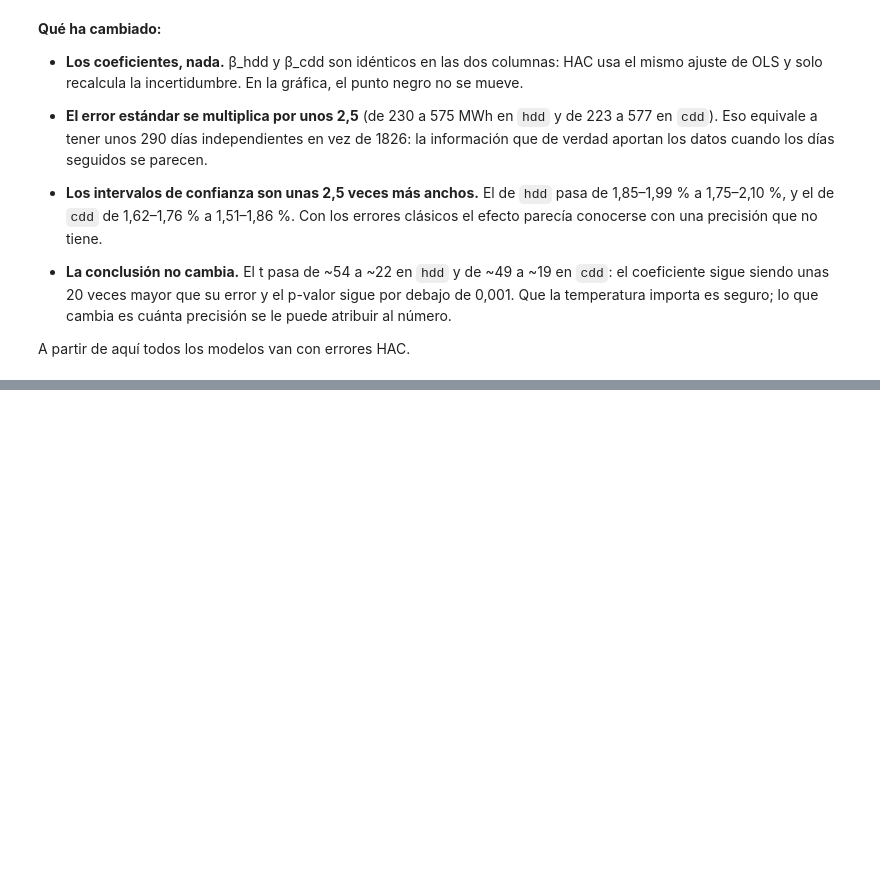
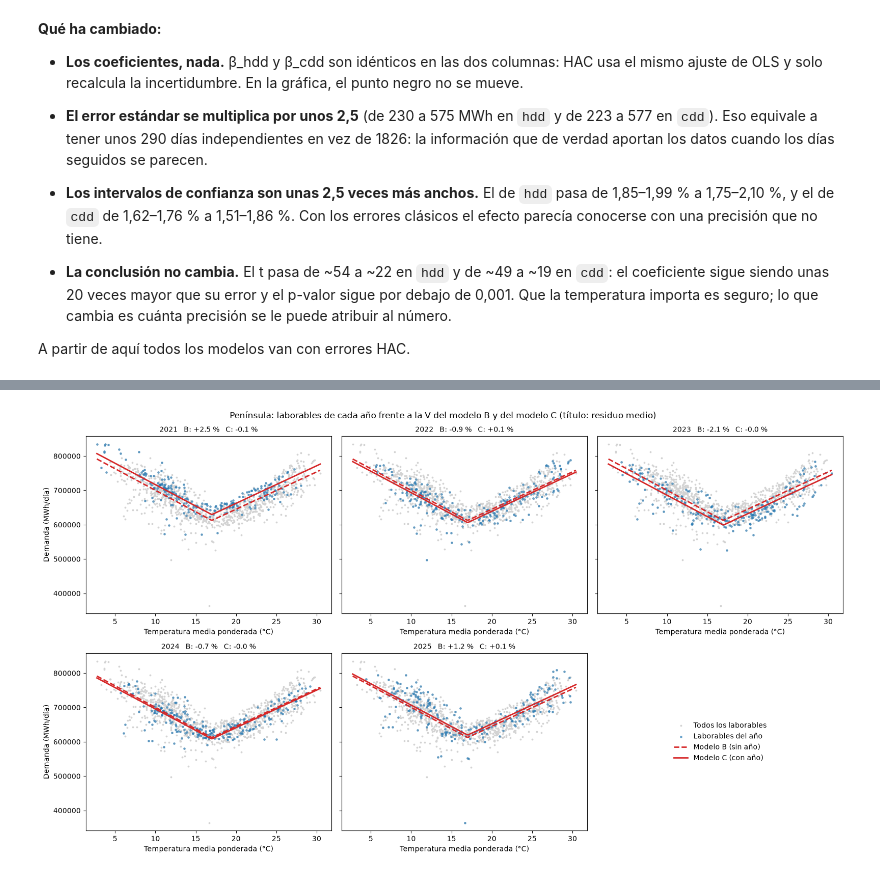
Before and after one commit to Lopez-Pabl0/elec-temp-spain, a Jupyter notebook: notebooks/02_modelo.ipynb, the cells around one changed output, grey strips where cells are left out. Drawn from its saved outputs; the diff is of its cells as text; code cells hidden in the pictures; blank space fills up the shorter version.

```diff
--- a/notebooks/02_modelo.ipynb
+++ b/notebooks/02_modelo.ipynb
@@ -182,23 +186,18 @@ Lo más importante es comparar unos a otros y fijarnos en si son positivos o neg
 
 En la gráfica siguiente separo los días por tipo y comparo cada nube con la V que predice el modelo para ese día.
 # %%
-# rejilla de temperaturas y sus HDD/CDD para dibujar la V del modelo
+# temperaturas en las que dibujo la V del modelo
 temp = np.linspace(df_peninsular["temperatura"].min(), df_peninsular["temperatura"].max(), 200)
-rejilla = pd.DataFrame({"hdd": np.maximum(t_base - temp, 0), "cdd": np.maximum(temp - t_base, 0)})
-
-
-def predecir(dia_semana, festivo=0):
-    """V del modelo B para un día de la semana (0 = lunes) en toda la rejilla."""
-    return modelo_b.predict(rejilla.assign(dia_semana=dia_semana, festivo=festivo))
-
 
 # un panel por tipo de día: (título, qué días son, V que predice el modelo)
 DIAS = ["Lunes", "Martes", "Miércoles", "Jueves", "Viernes", "Sábado", "Domingo"]
-paneles = [(nombre, (df_peninsular["dia_semana"] == d) & (df_peninsular["festivo"] == 0), predecir(d))
+paneles = [(nombre,
+            (df_peninsular["dia_semana"] == d) & (df_peninsular["festivo"] == 0),
+            predecir_v(modelo_b, t_base, temp, dias=[d]))
            for d, nombre in enumerate(DIAS)]
 # los festivos caen en distintos días: su V es la media de lunes a viernes con festivo = 1
 paneles.append(("Festivo entre semana", df_peninsular["festivo"] == 1,
-                np.mean([predecir(d, festivo=1) for d in range(5)], axis=0)))
+                predecir_v(modelo_b, t_base, temp, festivo=1)))
 
 fig, axes = plt.subplots(2, 4, figsize=(16, 8), sharex=True, sharey=True)
 for ax, (titulo, dias, prediccion) in zip(axes.flat, paneles):
@@ -214,7 +213,8 @@ for ax in axes[1]:
     ax.set_xlabel("Temperatura media ponderada (°C)")
 for ax in axes[:, 0]:
     ax.set_ylabel("Demanda (MWh/día)")
-fig.suptitle(f"Península, modelo B: la misma V para todos los días, desplazada según el calendario (T_base = {t_base} °C)")
+fig.suptitle("Península, modelo B: la misma V para todos los días, desplazada según el calendario "
+             f"(T_base = {t_base} °C)")
 plt.tight_layout()
 fig.legend(*axes[0, 0].get_legend_handles_labels(), loc="lower center", bbox_to_anchor=(0.5, -0.04),
            ncol=3, frameon=False)
@@ -512,0 +528,32 @@ A partir de aquí todos los modelos van con errores HAC.
+# %%
+laborables = df_peninsular[(df_peninsular["dia_semana"] < 5) & (df_peninsular["festivo"] == 0)]
+temp = np.linspace(df_peninsular["temperatura"].min(), df_peninsular["temperatura"].max(), 200)
+v_b = predecir_v(modelo_b, t_base, temp)   # el modelo B no usa el año: la misma V en todos los paneles
+
+anios = sorted(df_peninsular["anio"].unique())
+fig, axes = plt.subplots(2, 3, figsize=(16, 9), sharex=True, sharey=True)
+for ax, anio in zip(axes.flat, anios):
+    dias = laborables[laborables["anio"] == anio]
+    ax.scatter(laborables["temperatura"], laborables["demanda_mwh"], s=3, color="lightgray",
+               label="Todos los laborables")
+    ax.scatter(dias["temperatura"], dias["demanda_mwh"], s=6, alpha=0.5, color="tab:blue", label="Laborables del año")
+    ax.plot(temp, v_b, color="tab:red", linewidth=2, linestyle="--", label="Modelo B (sin año)")
+    ax.plot(temp, predecir_v(modelo_c, t_base, temp, anios=[anio]), color="tab:red", linewidth=2,
+            label="Modelo C (con año)")
+
+    resid_b = (dias["demanda_mwh"] - modelo_b.fittedvalues[dias.index]).mean() / demanda_media * 100
+    resid_c = (dias["demanda_mwh"] - modelo_c.fittedvalues[dias.index]).mean() / demanda_media * 100
+    ax.set_title(f"{anio}   B: {resid_b:+.1f} %   C: {resid_c:+.1f} %", fontsize=10)
+    ax.set_xlabel("Temperatura media ponderada (°C)")
+    ax.tick_params(labelbottom=True)
+for ax in axes[:, 0]:
+    ax.set_ylabel("Demanda (MWh/día)")
+fig.suptitle("Península: laborables de cada año frente a la V del modelo B y del modelo C (título: residuo medio)")
+# el sexto panel sobra: lo uso para la leyenda
+axes[1, 2].axis("off")
+axes[1, 2].legend(*axes[0, 0].get_legend_handles_labels(), loc="center", frameon=False)
+plt.tight_layout()
+fig.savefig(FIGURAS / "modelo_c_por_anio.png", dpi=120, bbox_inches="tight")
+plt.show()
+# %% [output]
+[figure, added]
```
Also changed, not shown: parts of 16 cells of this notebook, 2 other files.
